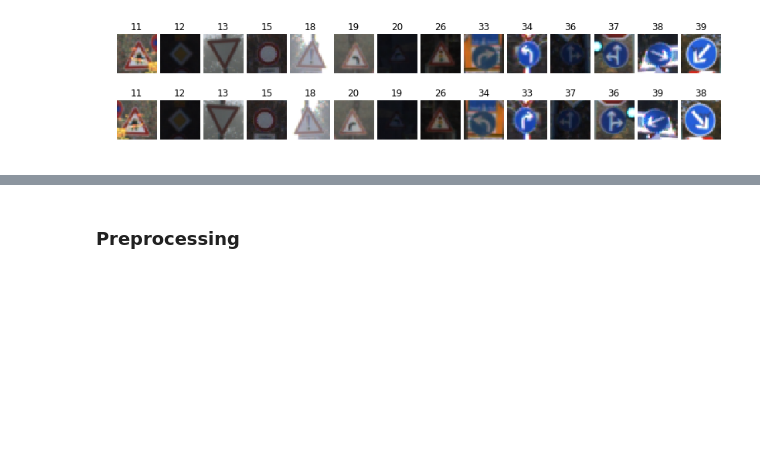
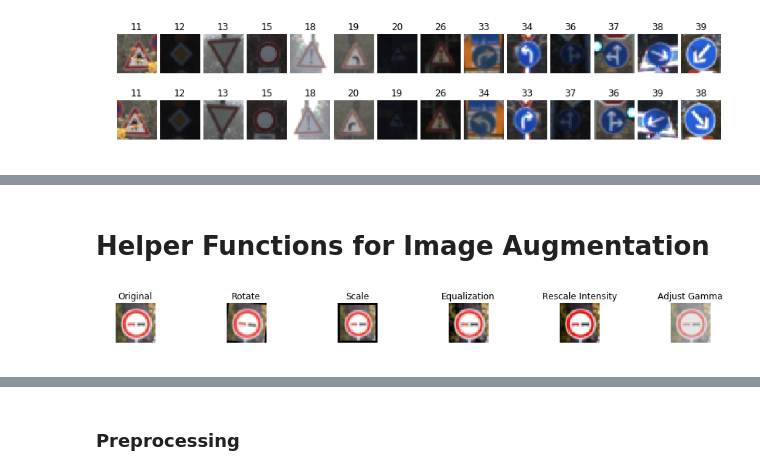
Before and after one commit to hafizur-rahman/CarND-Traffic-Sign-Classifier-Project, a Jupyter notebook: Traffic_Sign_Classifier.ipynb, the cells around one changed output, grey strips where cells are left out. Saved outputs shown, nothing was run; the diff lists cells and outputs as text; code cells hidden in the pictures; blank space fills up the shorter version.

```diff
--- a/Traffic_Sign_Classifier.ipynb
+++ b/Traffic_Sign_Classifier.ipynb
@@ -264,17 +246,0 @@ plt.show()
-# %%
-def scale_image(image):
-    (h, w) = image.shape[:2]
-
-    px = np.random.randint(-5,5)
-
-    src = np.float32([[px, px],[w-px, px],[px, h-px],[w-px,h-px]])
-
-    dst = np.float32([[0,0], [w,0],[0, h],[w,h]])
-
-    M = cv2.getPerspectiveTransform(src, dst)
-    scaled = cv2.warpPerspective(image, M, (w, h))
-
-    return scaled
-
-plt.imshow(scale_image(X_train[images_by_class[37][15]]))
-plt.show()
@@ -355,0 +247,2 @@ plt.show()
+# %% [markdown]
+# Helper Functions for Image Augmentation
@@ -355,0 +298,21 @@ plt.show()
+# %%
+image = X_train[11102]
+
+transform_exmpl = [image,
+                   rotate_image(image),
+                   scale_image(image),
+                   equalize_hist_color(image),
+                   rescale_intensity(image),
+                   adjust_gamma(image)
+                  ]
+
+transform_descs = ['Original', 'Rotate', 'Scale', 'Equalization', "Rescale Intensity", "Adjust Gamma"]
+n_cells = len(transform_descs)
+
+f, cells = plt.subplots(1, n_cells, figsize=(16,1))
+for i in range(n_cells):
+    cells[i].imshow(transform_exmpl[i])
+    cells[i].axis('off')
+    cells[i].set_title(transform_descs[i])
+# %% [output]
+[figure, added]
```
Also changed, not shown: parts of 20 cells of this notebook.
